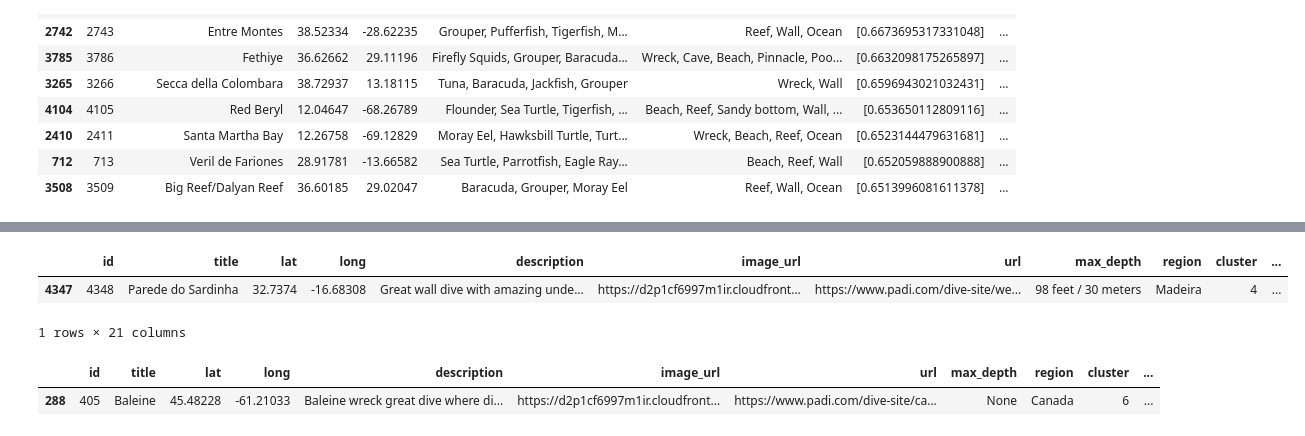
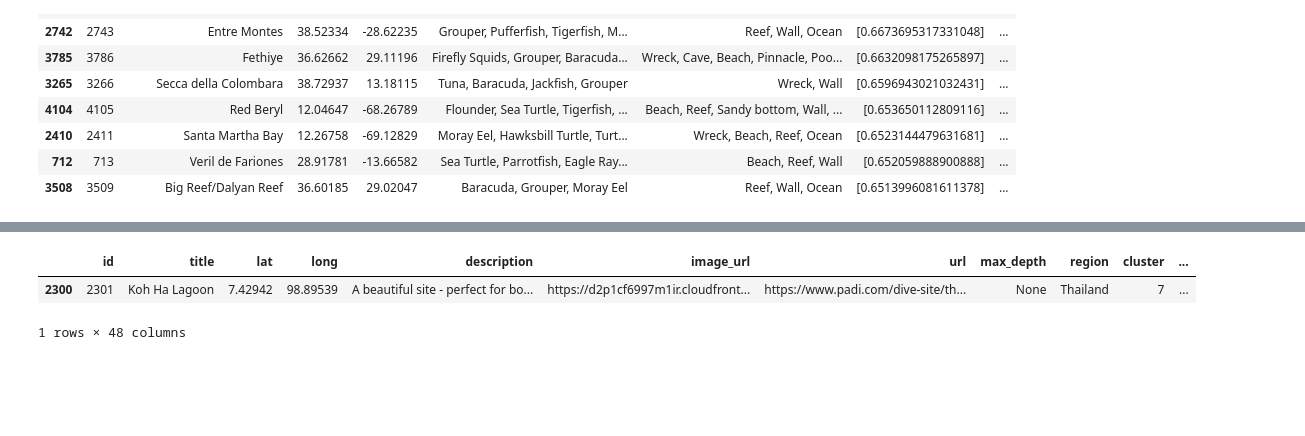
Before and after one commit to pvinnbru/data_integration, a Jupyter notebook: analysis/content_based_recommendendations.ipynb, the cells around one changed output, grey strips where cells are left out. Cells and saved outputs as stored; diff of their text form; code cells hidden in the pictures; blank space fills up the shorter version.

```diff
--- a/analysis/content_based_recommendendations.ipynb
+++ b/analysis/content_based_recommendendations.ipynb
@@ -932,33 +951,17 @@ non_zero_features
 # %%
 # This used to be recommended for user_id=1. It the issue that zero values are taking too much
 
 # get the item profile of the dive site with index 4348
-dive_site_4348 = converted_dive_sites.loc[indices[4348]]
+dive_site_4348 = converted_dive_sites.loc[2300]
 
 # convert the Series to a DataFrame
 dive_site_4348 = dive_site_4348.to_frame().T
 
 # filter out columns with all zero values
 dive_site_4348 = dive_site_4348.loc[:, (dive_site_4348 != 0).any(axis=0)]
 
 dive_site_4348
 # %% [output]
 |  | id | title | lat | long | description | image_url | url | max_depth | region | cluster | ... |
-| 4347 | 4348 | Parede do Sardinha | 32.7374 | -16.68308 | Great wall dive with amazing unde... | https://d2p1cf6997m1ir.cloudfront... | https://www.padi.com/dive-site/we... | 98 feet / 30 meters | Madeira | 4 | ... |
+| 2300 | 2301 | Koh Ha Lagoon | 7.42942 | 98.89539 | A beautiful site - perfect for bo... | https://d2p1cf6997m1ir.cloudfront... | https://www.padi.com/dive-site/th... | None | Thailand | 7 | ... |
-1 rows × 21 columns
+1 rows × 48 columns
-# %%
-# This used to be recommended for user_id=1. It the issue that zero values are taking too much
-
-# get the item profile of the dive site with index 405
-dive_site_405 = converted_dive_sites.loc[indices[405]]
-
-# convert the Series to a DataFrame
-dive_site_405 = dive_site_405.to_frame().T
-
-# filter out columns with all zero values
-dive_site_405 = dive_site_405.loc[:, (dive_site_405 != 0).any(axis=0)]
-
-dive_site_405
-# %% [output]
-|  | id | title | lat | long | description | image_url | url | max_depth | region | cluster | ... |
-| 288 | 405 | Baleine | 45.48228 | -61.21033 | Baleine wreck great dive where di... | https://d2p1cf6997m1ir.cloudfront... | https://www.padi.com/dive-site/ca... | None | Canada | 6 | ... |
```
Also changed, not shown: parts of 2 cells of this notebook.
